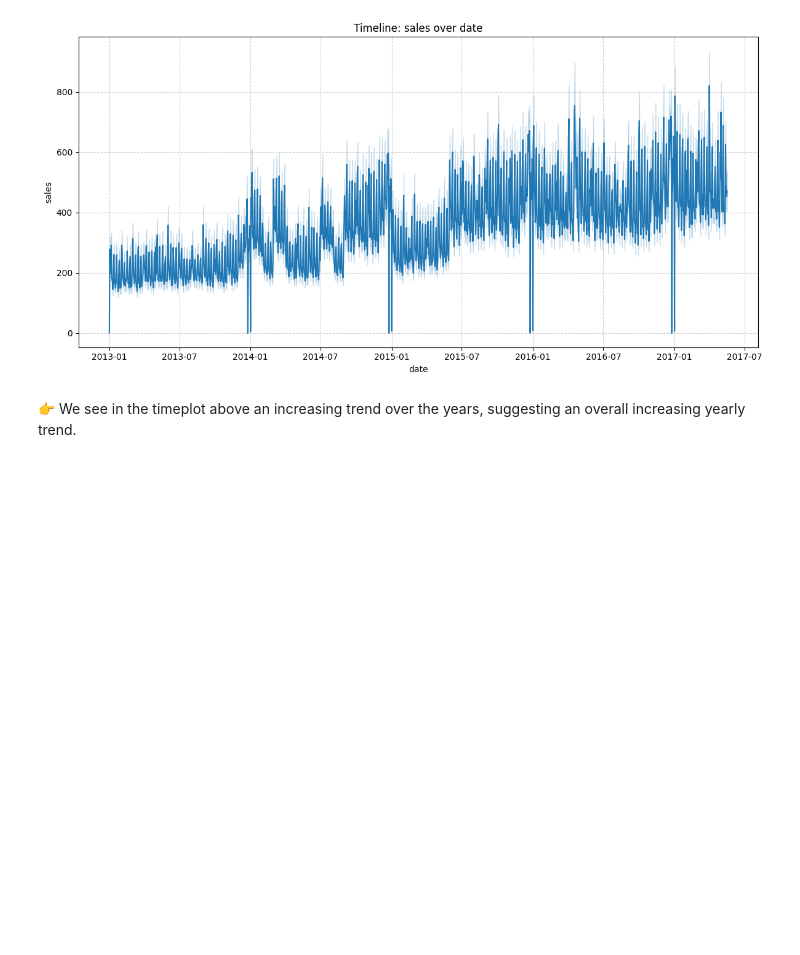
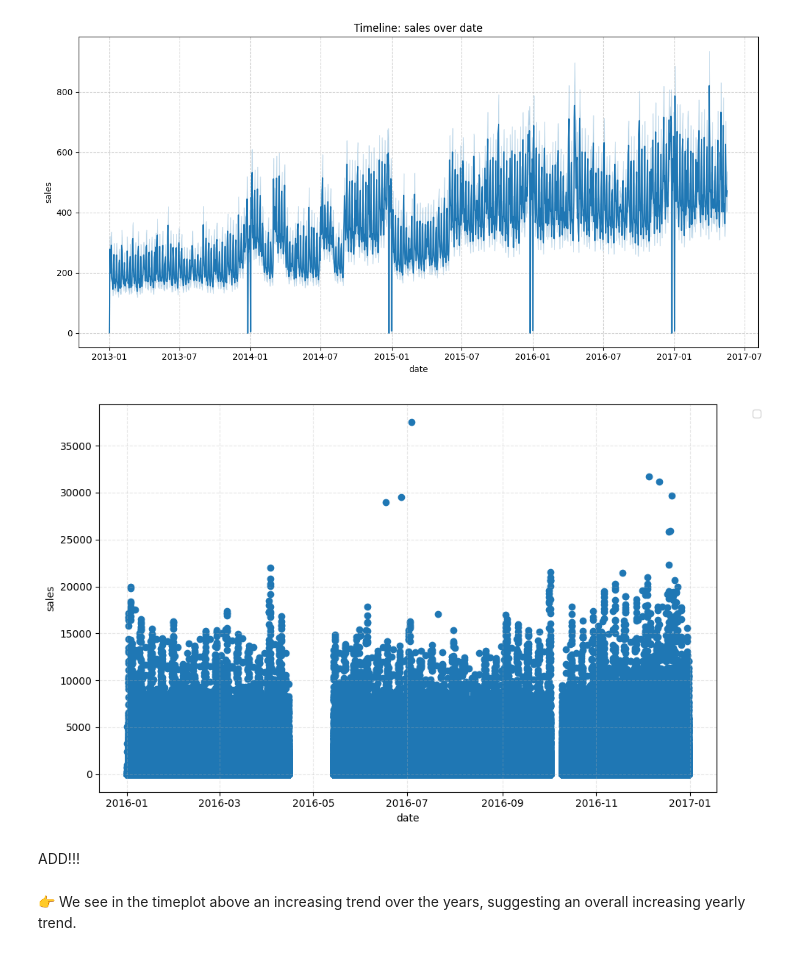
Before and after one commit to ohausner/SalesPrediction, a Jupyter notebook: main_notebook.ipynb, the cells around one changed output. Saved outputs shown, nothing was run; the diff lists cells and outputs as text; code cells hidden in the pictures; blank space fills up the shorter version.

```diff
--- a/main_notebook.ipynb
+++ b/main_notebook.ipynb
@@ -681,6 +747,6 @@ train_df_merged did not lose rows from initial full_train_df: True
 # %%
 # set num of last days in data to serve as test set
-days_for_test = 90
+days_for_test = 16
 
 # 2. Calculate the cutoff date (Max Date minus 90 Days)
 cutoff_date = train_df_merged['date'].max() - pd.Timedelta(days=days_for_test)
@@ -974,3 +1040,10 @@ new_train_df = add_time_features(new_train_df)
 plot_timeline(new_train_df, 'date', 'sales')
 # %% [output]
 [figure]
+# %%
+df_2016 = new_train_df[(new_train_df['date'] >= '2016-01-01') & (new_train_df['date'] < '2017-01-01')]
+plot_scatter(df_2016, 'date', 'sales')
+# %% [output]
+[figure, added]
+# %% [markdown]
+ADD!!!
```
Also changed, not shown: parts of 42 cells of this notebook.
